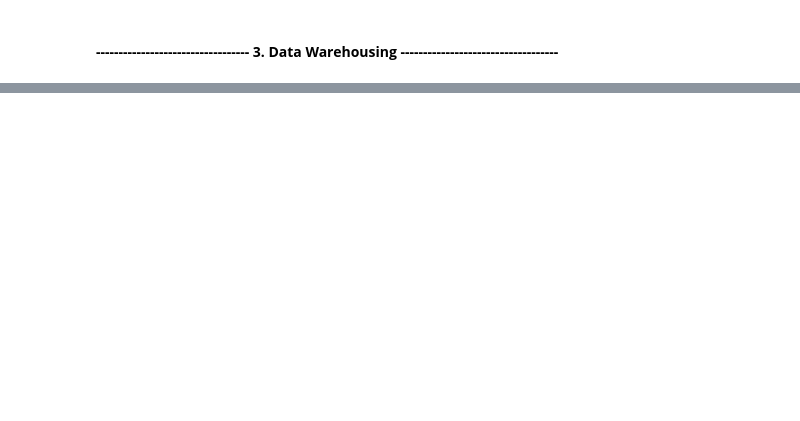
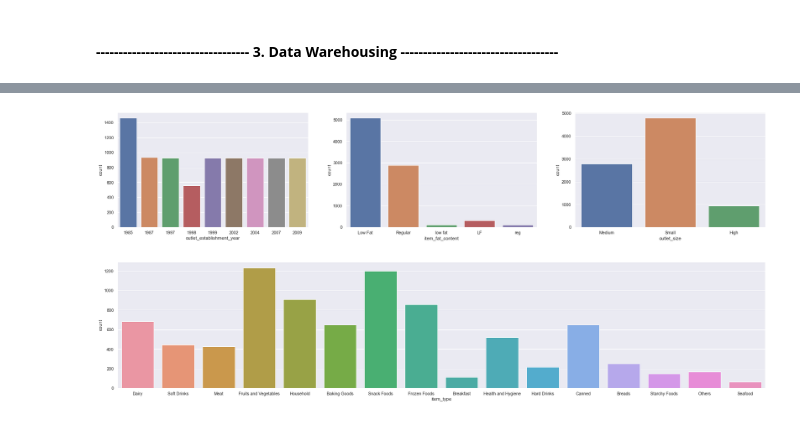
Before and after one commit to MattithyahuData/P4-Mega-Mart-Sales-Prediction, a Jupyter notebook: Code/P4_Code.ipynb, the cells around one changed output, grey strips where cells are left out. Cells and saved outputs as stored; diff of their text form; code cells hidden in the pictures; blank space fills up the shorter version.

```diff
--- a/Code/P4_Code.ipynb
+++ b/Code/P4_Code.ipynb
@@ -183,0 +290,26 @@ store_data(data,"megamart")
+# %%
+# Putting distribution plots into one visualisation
+
+# Getting non numeric columns
+countfields = ['outlet_establishment_year','item_fat_content','outlet_size']
+
+q=1
+plt.figure(figsize=(30,12),facecolor='white')
+# Plot a grid with count plots of all categorical variables
+for i in countfields:
+    plt.subplot(2,3,q)
+    ax=sns.countplot(data[i], data=data)
+    plt.xlabel(i)
+    q+=1
+
+# Saving plot and showing
+plt.savefig('../images/categoricalfeatures_countdistrib.png')
+plt.show()
+
+# Item_Type column
+plt.figure(figsize=(30,6))
+sns.countplot(x='item_type', data=data)
+plt.show()
+# %% [output]
+[figure, added]
+[figure, added]
```
Also changed, not shown: parts of 36 cells of this notebook, 8 other files.
